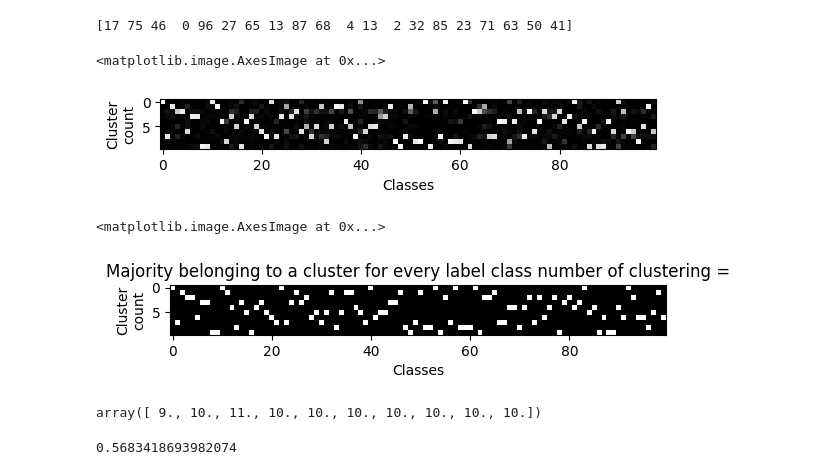
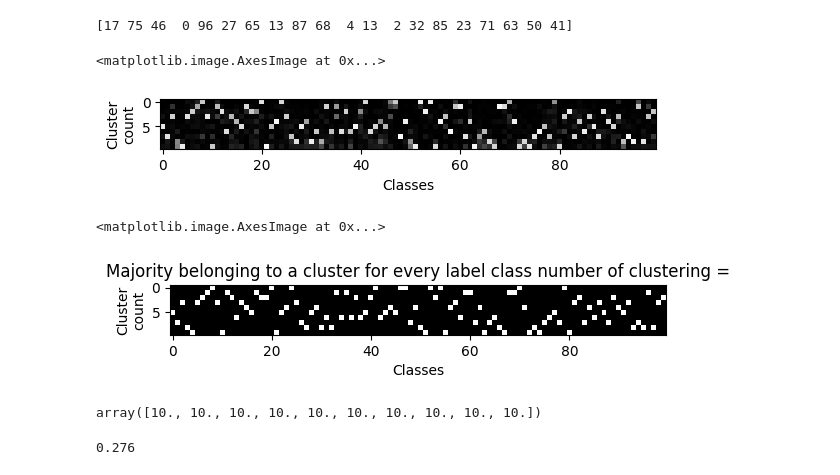
Before and after one commit to master-mbzuai/AI701, a Jupyter notebook: code/exploration/agglomerative_final_all_cosine.ipynb, the cells around one changed output. Cells and saved outputs as stored; diff of their text form; code cells hidden in the pictures.

```diff
--- a/code/exploration/agglomerative_final_all_cosine.ipynb
+++ b/code/exploration/agglomerative_final_all_cosine.ipynb
@@ -15,11 +15,3 @@ print(y.shape)
 x = (x - np.min(x)) / (np.max(x) - np.min(x))
 # %%
 embeddings = np.array(x)
-# %%
-# do PCA
-from sklearn.decomposition import PCA
-
-pca = PCA(n_components=100)
-pca.fit(embeddings)
-
-pca_transform = pca.transform(embeddings)
@@ -51,8 +37,9 @@ curr_labels = labels.copy()
 
 for i in range(10):
 
-    # calculate distances from the first centroid
-    distances = np.linalg.norm(curr_points - curr_points[i], axis=1)
+    # calculate cosine distance
+
+    distances = np.dot(curr_points, curr_points[i])
 
     # sort the distances and get the indices
     sorted_distances = np.argsort(distances)
@@ -110,7 +97,8 @@ a = np.zeros((10,100))
 
 
 for i, x in enumerate(embeddings):
-    distances = np.linalg.norm(centroids - x, axis=1)
+    distances = np.dot(centroids, x)
+    #distances = np.linalg.norm(centroids - x, axis=1)
     first_index = np.argsort(distances)[0]
     a[reverse[first_index]][y[i]] += 1
 # %%
@@ -220,29 +208,29 @@ plt.ylabel("Cluster\ncount")
 plt.imshow(at,cmap='Greys_r')
 # %% [output]
 <matplotlib.image.AxesImage at 0x...>
-[figure, old version]
+[figure, new version]
 # %%
 ## majority voting for each class
-b = np.argmax(a, axis=0)
+bt = np.argmax(at, axis=0)
 
-c = np.zeros((10,100))
+ct = np.zeros((10,100))
 for x in range(100):
-    c[b[x]][x] = 1
+    ct[bt[x]][x] = 1
 
 plt.xlabel("Classes")
 plt.ylabel("Cluster\ncount")
 plt.title("Majority belonging to a cluster for every label class number of clustering =")
-plt.imshow(c, cmap='Greys_r')
+plt.imshow(ct, cmap='Greys_r')
 # %% [output]
 <matplotlib.image.AxesImage at 0x...>
-[figure, old version]
+[figure, new version]
 # %%
-np.sum(c, axis=1)
+np.sum(ct, axis=1)
 # %% [output]
-array([ 9., 10., 11., 10., 10., 10., 10., 10., 10., 10.])
+array([10., 10., 10., 10., 10., 10., 10., 10., 10., 10.])
 # %%
-false_negative = np.ma.array(a,mask=c)
+false_negative = np.ma.array(at,mask=ct)
 sum_fn = np.sum(false_negative)
-print(sum_fn/y.shape[0])
+print(sum_fn/y_test.shape[0])
 # %% [output]
-0.5683418693982074
+0.276
```
Also changed, not shown: parts of 8 cells of this notebook, 1 other file.
